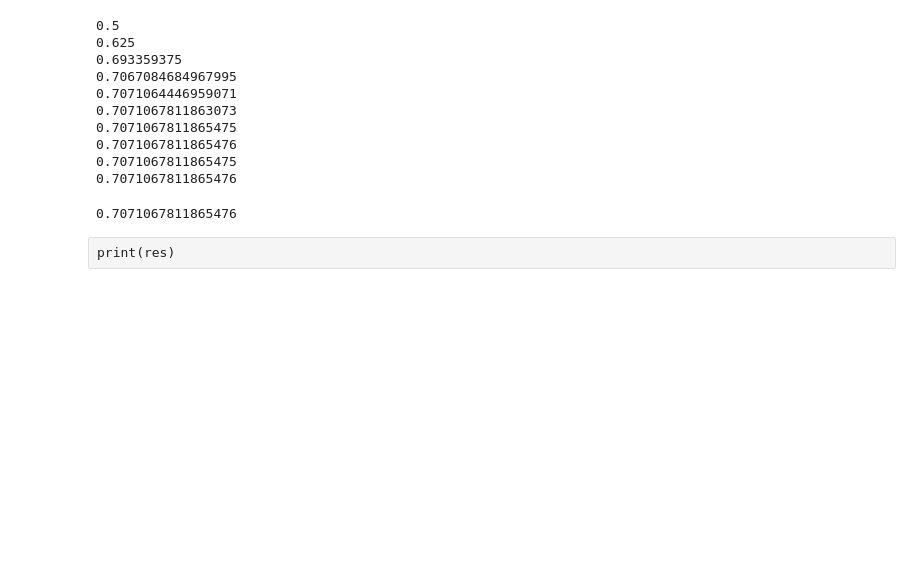
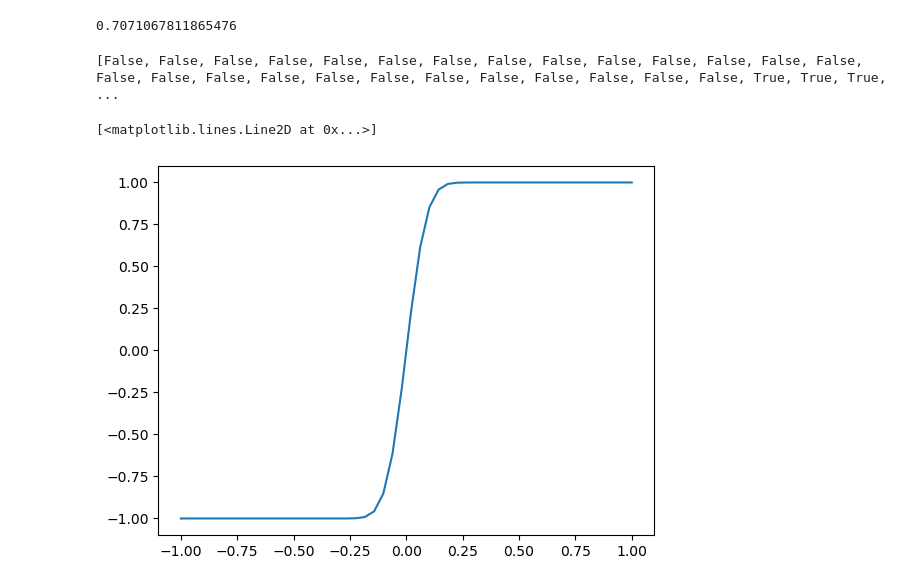
Before and after one commit to Aleayalag09/finals_2023, a Jupyter notebook: sqrt.ipynb, the cells around one changed output. Cells and saved outputs as stored; diff of their text form; code cells hidden in the pictures; blank space fills up the shorter version.

```diff
--- a/sqrt.ipynb
+++ b/sqrt.ipynb
@@ -3,24 +27,14 @@ import numpy as np
 # %%
 def iter_inv_sqrt(d):
-    x = 0.5*d
+    x = d*0.5
     for i in range(10):
         x = x + 0.5*(x*(1-x*x*d))
-        print(x)
+        #print(x)
     return x
 # %%
 iter_inv_sqrt(2)
 # %% [output]
-0.5
-0.625
-0.693359375
-0.7067084684967995
-0.7071064446959071
-0.7071067811863073
-0.7071067811865475
 0.7071067811865476
-0.7071067811865475
-0.7071067811865476
-0.7071067811865476
 # %%
 t = np.linspace(-5, 5)
 res = []
@@ -30,5 +44,22 @@ for x in t:
         res.append(True)
     else:
         res.append(False)
-# %% [raw]
-print(res)
+# %%
+print(res)
+# %% [output]
+[False, False, False, False, False, False, False, False, False, False, False, False, False, False, False, False, False, False, False, False, False, False, False, False, False, False, True, True, True, ...
+# %%
+def poly_sign(x):
+    res = 0
+    for i in range(100):
+        res += 1.0/(4**i) * sc.special.binom(2*i, i) * x*(1-x*x)**i
+    return res
+
+vpoly = np.vectorize(poly_sign)
+# %%
+k = np.linspace(-1,1)
+
+plt.plot(k, vpoly(k))
+# %% [output]
+[<matplotlib.lines.Line2D at 0x...>]
+[figure, added]
```
Also changed, not shown: parts of 12 cells of this notebook, 1 other file.
